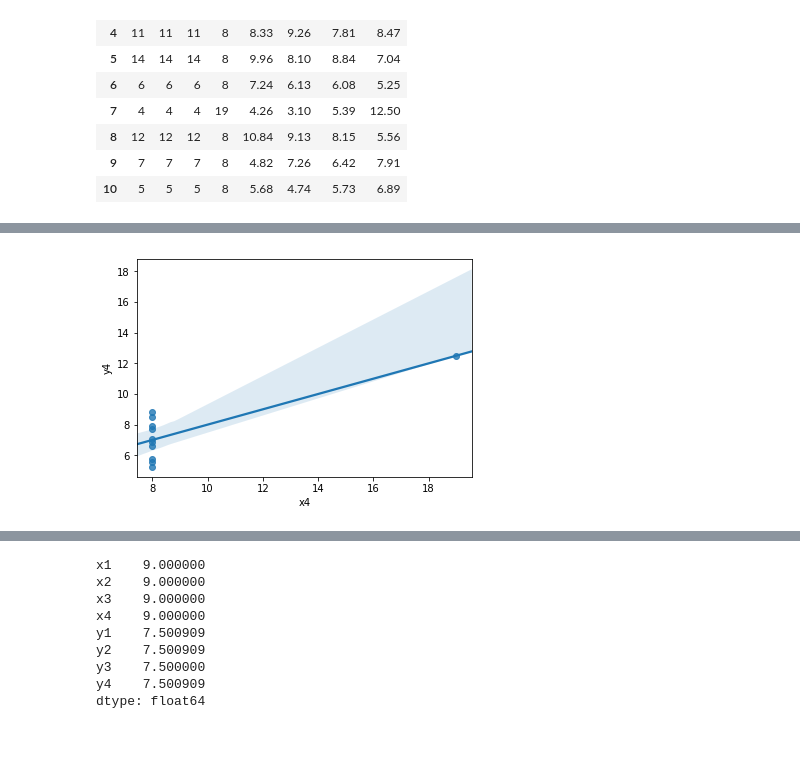
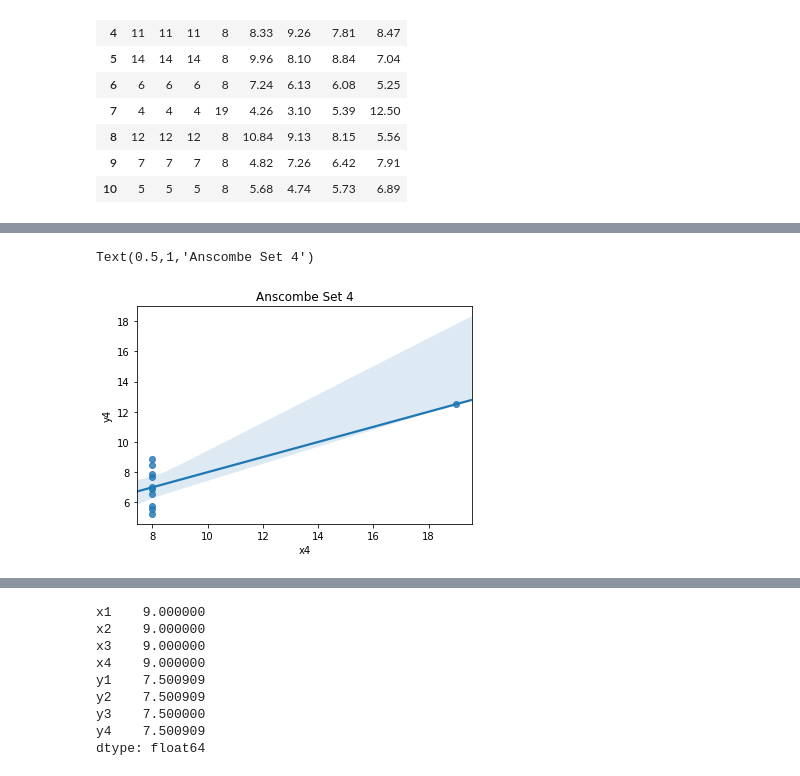
Before and after one commit to eamonnofarrell/AnscombesQuartetDataset, a Jupyter notebook: Assignment2018.ipynb, the cells around one changed output, grey strips where cells are left out. Saved outputs shown, nothing was run; the diff lists cells and outputs as text; code cells hidden in the pictures; blank space fills up the shorter version.

```diff
--- a/Assignment2018.ipynb
+++ b/Assignment2018.ipynb
@@ -62,4 +100,6 @@ sns.regplot(df.x3, df.y3); # great!!!!!!!! mighty!!!!!!!!!!!!!!!!!
 # %%
 sns.regplot(df.x4, df.y4); # great!!!!!!!! mighty!!!!!!!!!!!!!!!!!
+plt.title('Anscombe Set 4')
 # %% [output]
+Text(0.5,1,'Anscombe Set 4')
-[figure, old version]
+[figure, new version]
```
Also changed, not shown: parts of 17 cells of this notebook.
